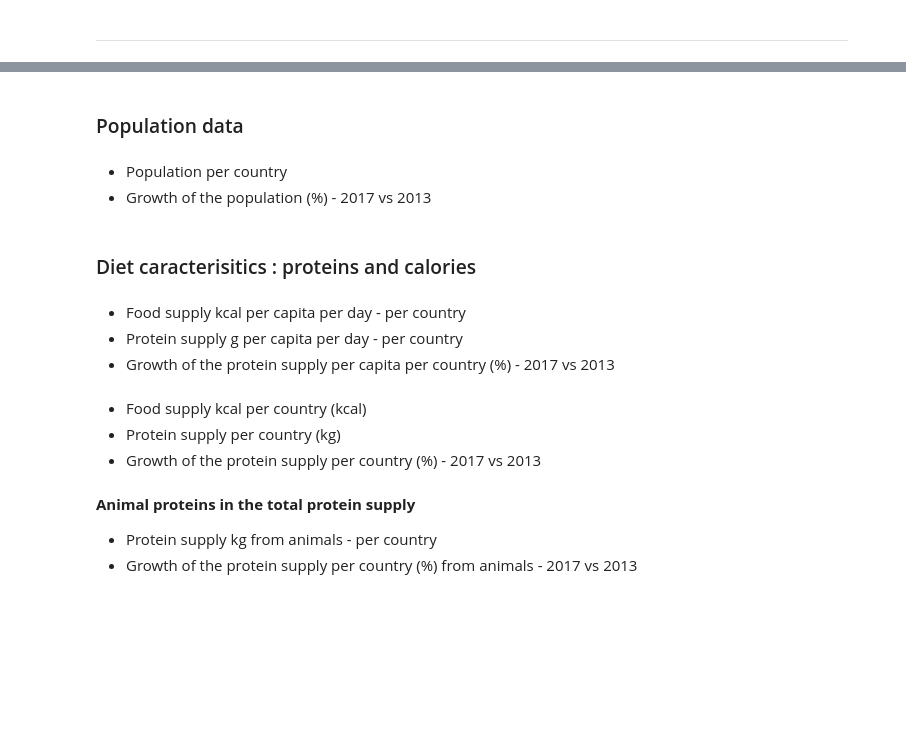
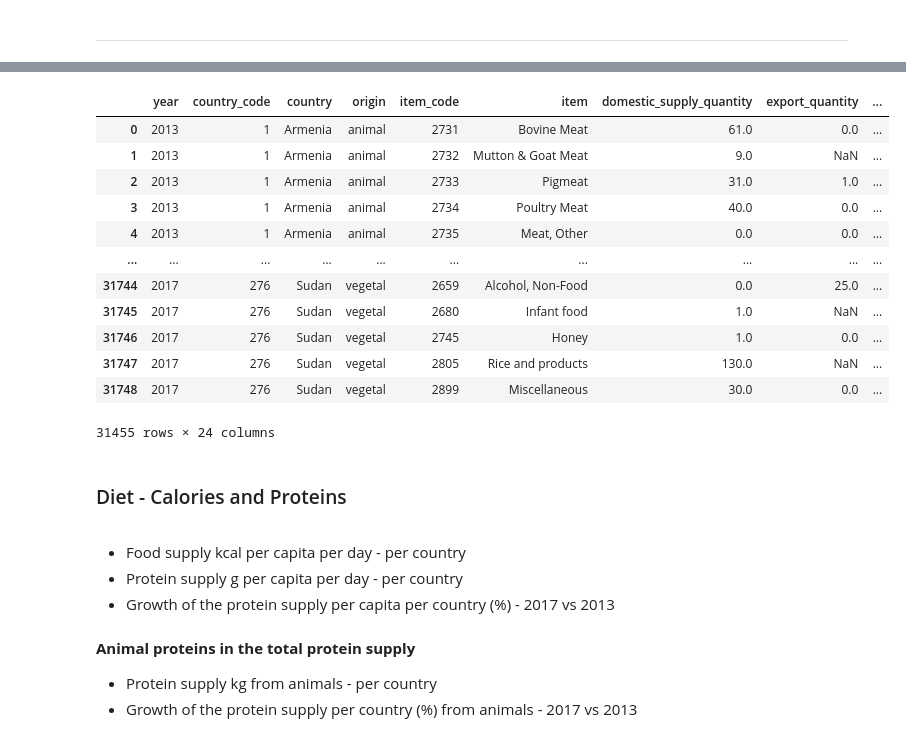
Before and after one commit to Michael-Orange/MarketStudy_ChickenExports_OC, a Jupyter notebook: P5_preparation.ipynb, the cells around one changed output, grey strips where cells are left out. Cells and saved outputs as stored; diff of their text form; code cells hidden in the pictures; blank space fills up the shorter version.

```diff
--- a/P5_preparation.ipynb
+++ b/P5_preparation.ipynb
@@ -93,8 +176,3 @@ data = data.loc[data.country_code != 351]
 # remove Bermuda and Brunei - no information for 2017
 data = data.loc[data.country != 'Bermuda']
 data = data.loc[data.country != 'Brunei Darussalam']
-# %% [markdown]
-<h3>Population data</h3>
-# %% [markdown]
-- Population per country
-- Growth of the population (%) - 2017 vs 2013
@@ -121,5 +179,21 @@ data_country.drop(['pop_2013_thousand'], axis = 1, inplace=True)
+# %%
+data
+# %% [output]
+|  | year | country_code | country | origin | item_code | item | domestic_supply_quantity | export_quantity | ... |
+| 0 | 2013 | 1 | Armenia | animal | 2731 | Bovine Meat | 61.0 | 0.0 | ... |
+| 1 | 2013 | 1 | Armenia | animal | 2732 | Mutton & Goat Meat | 9.0 | NaN | ... |
+| 2 | 2013 | 1 | Armenia | animal | 2733 | Pigmeat | 31.0 | 1.0 | ... |
+| 3 | 2013 | 1 | Armenia | animal | 2734 | Poultry Meat | 40.0 | 0.0 | ... |
+| 4 | 2013 | 1 | Armenia | animal | 2735 | Meat, Other | 0.0 | 0.0 | ... |
+| ... | ... | ... | ... | ... | ... | ... | ... | ... | ... |
+| 31744 | 2017 | 276 | Sudan | vegetal | 2659 | Alcohol, Non-Food | 0.0 | 25.0 | ... |
+| 31745 | 2017 | 276 | Sudan | vegetal | 2680 | Infant food | 1.0 | NaN | ... |
+| 31746 | 2017 | 276 | Sudan | vegetal | 2745 | Honey | 1.0 | 0.0 | ... |
+| 31747 | 2017 | 276 | Sudan | vegetal | 2805 | Rice and products | 130.0 | NaN | ... |
+| 31748 | 2017 | 276 | Sudan | vegetal | 2899 | Miscellaneous | 30.0 | 0.0 | ... |
+31455 rows × 24 columns
 # %% [markdown]
-<h3>Diet caracterisitics : proteins and calories </h3>
+<h3>Diet - Calories and Proteins</h3><a id='diet'></a>
 # %% [markdown]
 - Food supply kcal per capita per day - per country
 - Protein supply g per capita per day - per country
@@ -131,10 +205,6 @@ temp.columns = ['food_supply_kcalcapitaday_2017', 'protein_supply_gcapitaday_201
 temp = temp.reset_index()
 
 data_country = pd.merge(temp, data_country, how='left')
-# %% [markdown]
-- Food supply kcal per country (kcal)
-- Protein supply per country (kg)
-- Growth of the protein supply per country (%) - 2017 vs 2013
 # %% [markdown]
 **Animal proteins in the total protein supply**
 
```
Also changed, not shown: parts of 52 cells of this notebook.
